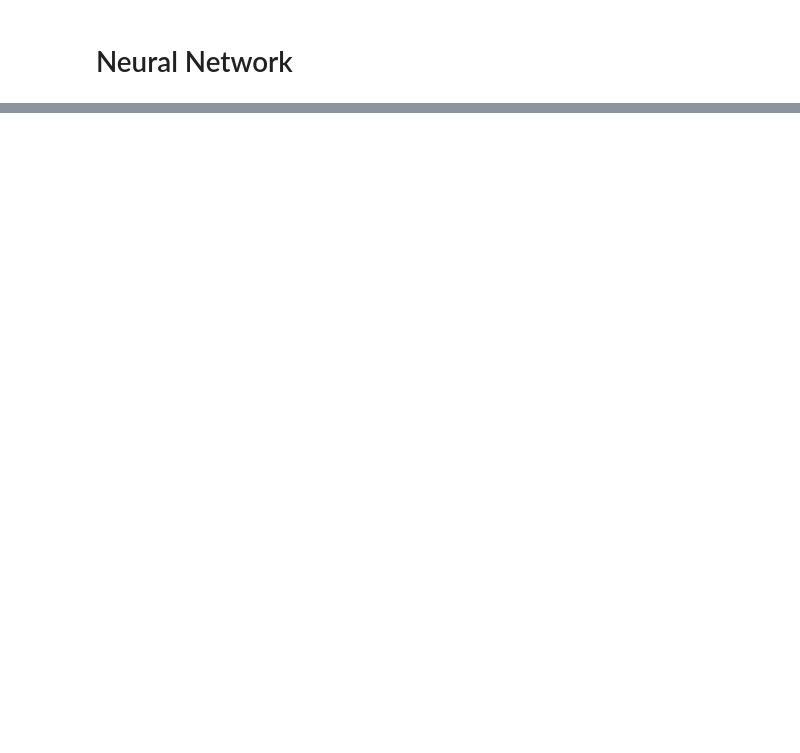
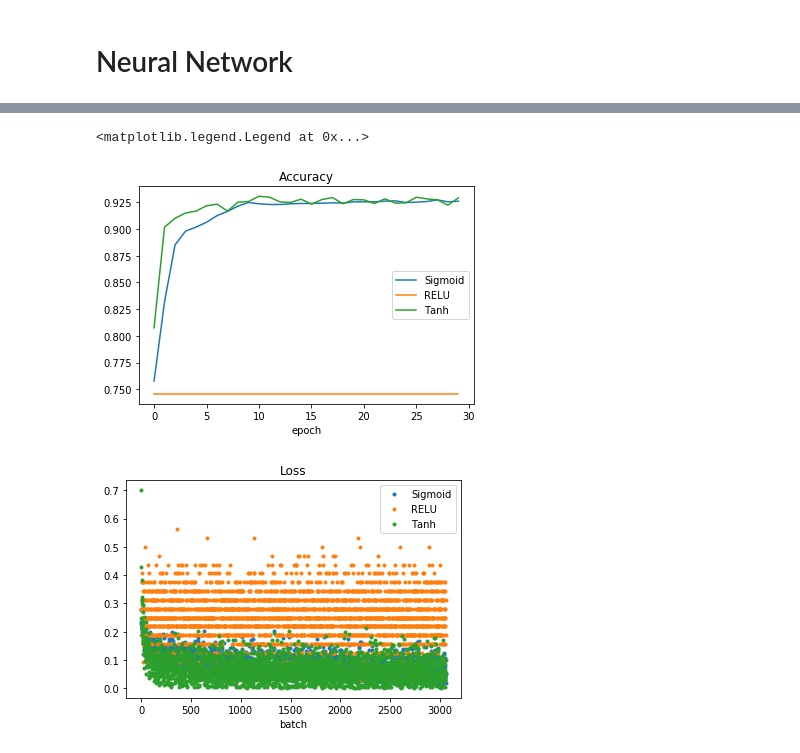
Before and after one commit to alberttxu/ml_final_project, a Jupyter notebook: final_proj.ipynb, the cells around one changed output, grey strips where cells are left out. Drawn from its saved outputs; the diff is of its cells as text; code cells hidden in the pictures; blank space fills up the shorter version.

```diff
--- a/final_proj.ipynb
+++ b/final_proj.ipynb
@@ -323,0 +321,8 @@ plt.xlabel('batch')
+# %%
+# Running neural network on different types of activation but with the sgd optimizer
+sig, sig_loss, sig_acc = neural_mod('sigmoid', 'sgd')
+sig_val = sig.test_on_batch(X_test, y_test)
+relu, relu_loss, relu_acc = neural_mod('relu', 'sgd')
+relu_val = relu.test_on_batch(X_test, y_test)
+tanh, tanh_loss, tanh_acc = neural_mod('tanh', 'sgd')
+tanh_val = tanh.test_on_batch(X_test, y_test)
@@ -323,0 +365,21 @@ plt.xlabel('batch')
+# %%
+# Graph accuracy per activation
+l1, = plt.plot(sig_acc, label='Sigmoid')
+l2, = plt.plot(relu_acc, label = 'RELU')
+l3, = plt.plot(tanh_acc, label='Tanh')
+plt.title('Accuracy')
+plt.xlabel('epoch')
+plt.legend(handles=[l1, l2, l3])
+
+# Graph loss per activation
+plt.figure()
+l1, = plt.plot(sig_loss, '.', label='Sigmoid')
+l2, = plt.plot(relu_loss, '.', label='RELU')
+l3, = plt.plot(tanh_loss, '.', label='Tanh')
+plt.title('Loss')
+plt.xlabel('batch')
+plt.legend(handles=[l1, l2, l3])
+# %% [output]
+<matplotlib.legend.Legend at 0x...>
+[figure, added]
+[figure, added]
```
Also changed, not shown: parts of 15 cells of this notebook.
